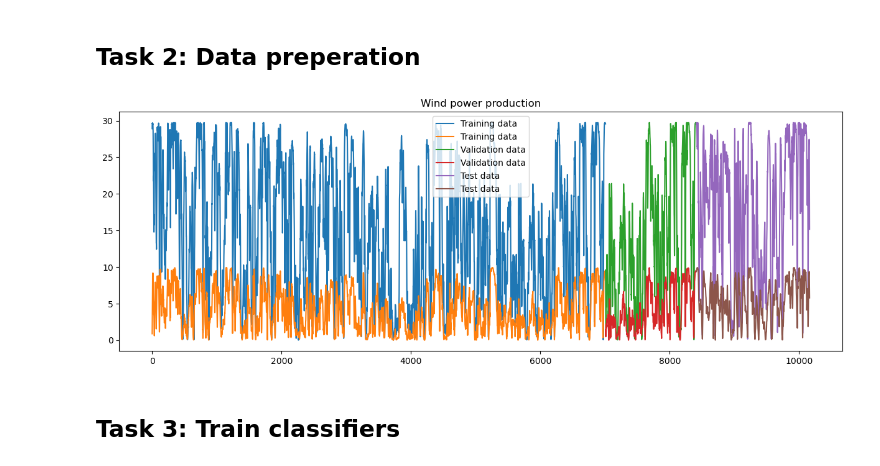
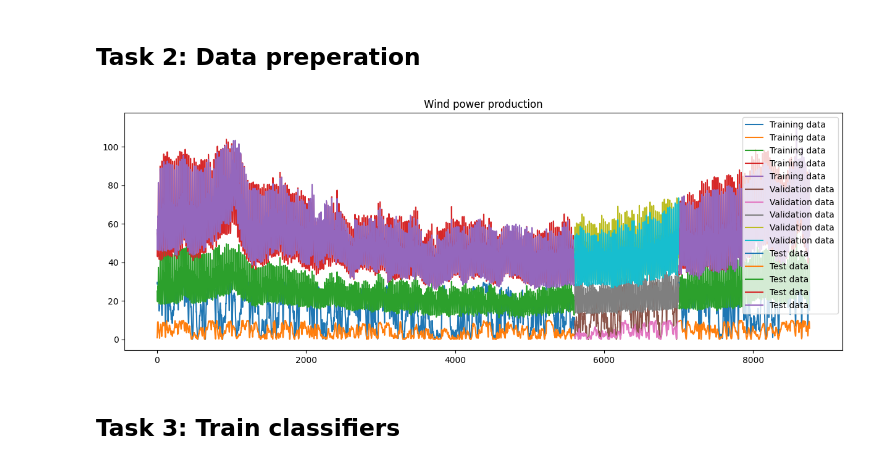
Before and after one commit to JacobSkaarup/46765_assignment2, a Jupyter notebook: main.ipynb, the cells around one changed output. Cells and saved outputs as stored; diff of their text form; code cells hidden in the pictures.

Commit message:
Refactor data processing functions for improved efficiency and code clarity

```diff
--- a/main.ipynb
+++ b/main.ipynb
@@ -155,7 +158,9 @@ df_res[["p_g_1", "p_g_2", "p_g_3"]].plot(drawstyle="steps", figsize = (15,5))
 # %% [markdown]
 ## Task 2: Data preperation
 # %%
-x = Wind[:days*24,].T
+x = np.vstack((Wind[:days*24,], Demand[:days*24,])).T
+# x = Wind[:days*24,].T
+# x = Demand[:days*24,].T
 y = df_res[[f"u{g+1}" for g in range(G)]].values
 
 # Split into training, validation and test sets
@@ -177,13 +182,13 @@ y_test = y[train_test_split:]
 # %%
 # Plot training, validatino and test data in sequence
 plt.figure(figsize=(15,5))
-plt.plot(x_train, label="Training data")
-plt.plot(np.arange(len(x_train), len(x_train) + len(x_val), 1), x_val, label="Validation data")
-plt.plot(np.arange(len(x_train) + len(x_val), len(x_train) + len(x_val) + len(x_test), 1), x_test, label="Test data")
+plt.plot(x_train_train, label="Training data")
+plt.plot(np.arange(len(x_train_train), len(x_train_train) + len(x_val), 1), x_val, label="Validation data")
+plt.plot(np.arange(len(x_train), len(x_train) + len(x_test), 1), x_test, label="Test data")
 plt.legend()
 plt.title("Wind power production")
 plt.show()
 # %% [output]
-[figure, old version]
+[figure, new version]
 # %% [markdown]
 ## Task 3: Train classifiers
```
Also changed, not shown: parts of 4 cells of this notebook.
